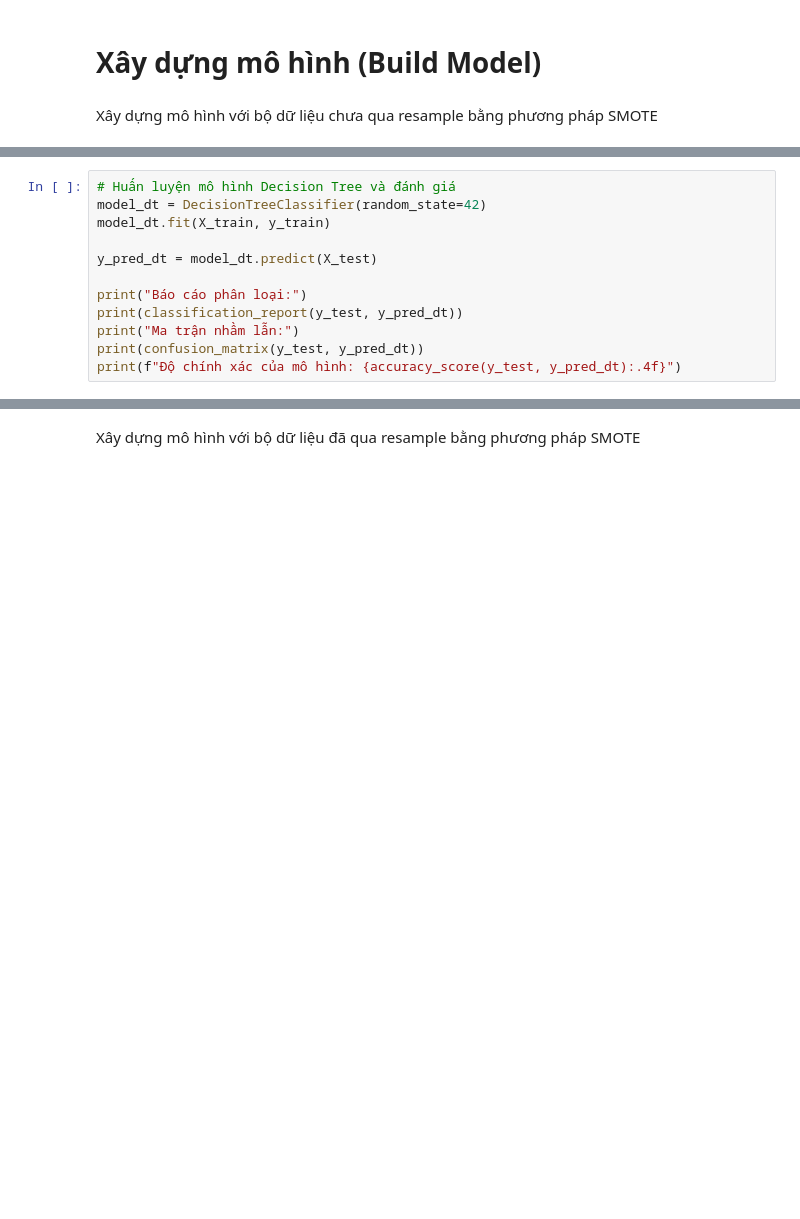
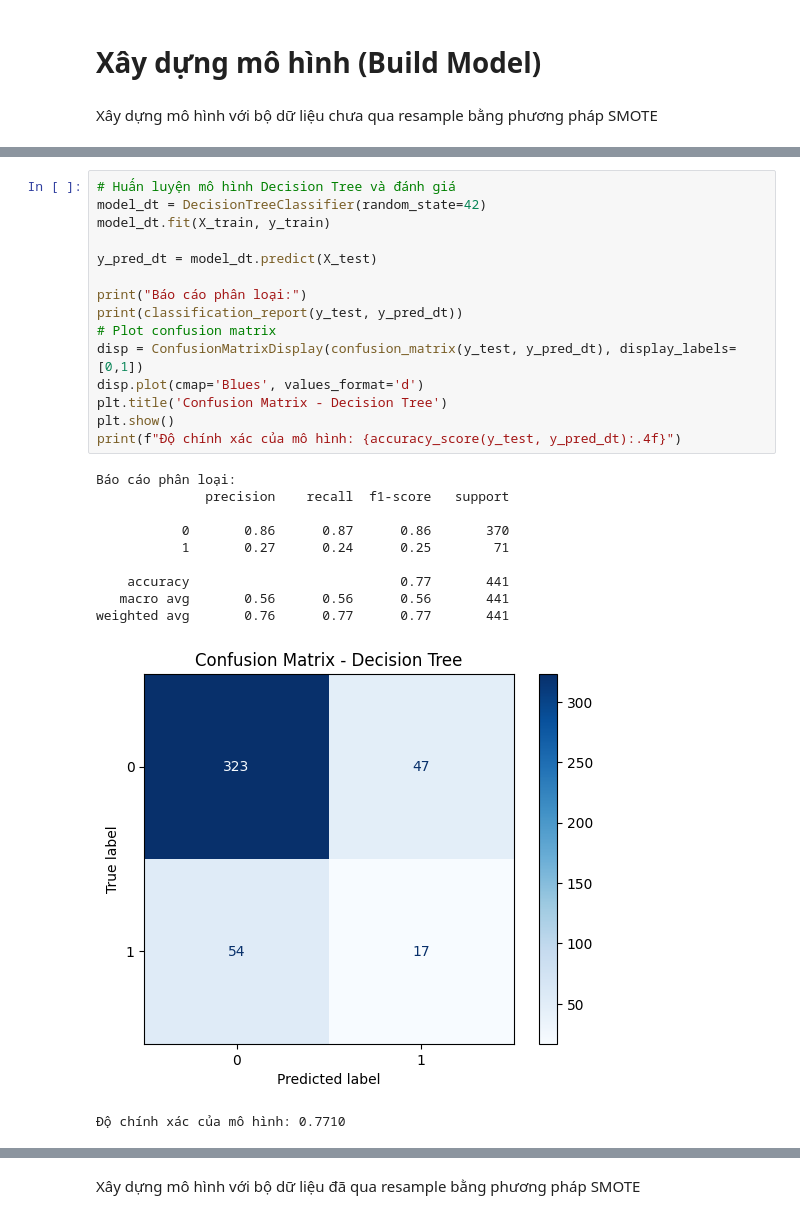
Before and after one commit to Kennenzz/predict-employee-attrition, a Jupyter notebook: Train.ipynb, the cells around one changed output, grey strips where cells are left out. Drawn from its saved outputs; the diff is of its cells as text; blank space fills up the shorter version.

```diff
--- a/Train.ipynb
+++ b/Train.ipynb
@@ -344,15 +645,30 @@ print(f"Độ chính xác của mô hình: {accuracy_score(y_test, y_pred):.4f}"
 # %%
 # Huấn luyện mô hình Decision Tree và đánh giá
 model_dt = DecisionTreeClassifier(random_state=42)
 model_dt.fit(X_train, y_train)
 
 y_pred_dt = model_dt.predict(X_test)
 
 print("Báo cáo phân loại:")
 print(classification_report(y_test, y_pred_dt))
-print("Ma trận nhầm lẫn:")
-print(confusion_matrix(y_test, y_pred_dt))
+# Plot confusion matrix
+disp = ConfusionMatrixDisplay(confusion_matrix(y_test, y_pred_dt), display_labels=[0,1])
+disp.plot(cmap='Blues', values_format='d')
+plt.title('Confusion Matrix - Decision Tree')
+plt.show()
 print(f"Độ chính xác của mô hình: {accuracy_score(y_test, y_pred_dt):.4f}")
+# %% [output]
+Báo cáo phân loại:
+              precision    recall  f1-score   support
+
+           0       0.86      0.87      0.86       370
+           1       0.27      0.24      0.25        71
+
+    accuracy                           0.77       441
+   macro avg       0.56      0.56      0.56       441
+weighted avg       0.76      0.77      0.77       441
+[figure, added]
+Độ chính xác của mô hình: 0.7710
 # %%
 #huấn luyện mô hình random forest
 from sklearn.ensemble import RandomForestClassifier
```
Also changed, not shown: parts of 56 cells of this notebook, 8 other files.
